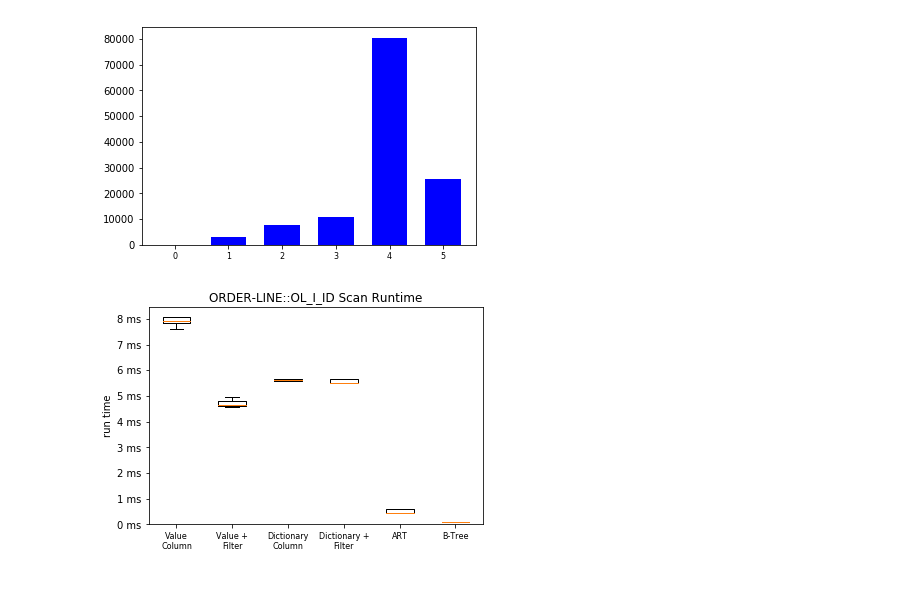
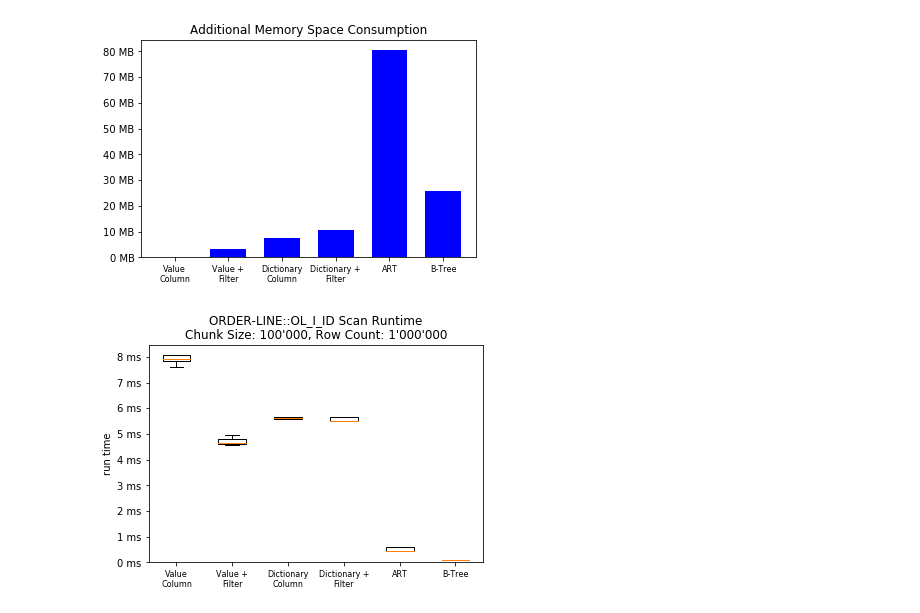
Before and after one commit to ArneMayer/MasterarbeitJupyter, a Jupyter notebook: table_scan_evaluation.ipynb, the cells around one changed output. Cells and saved outputs as stored; diff of their text form; code cells hidden in the pictures; blank space fills up the shorter version.

Commit message:
sizes

```diff
--- a/table_scan_evaluation.ipynb
+++ b/table_scan_evaluation.ipynb
@@ -11,6 +11,14 @@ def microseconds(x, pos):
 def milliseconds(x, pos):
     'The two args are the value and tick position'
     return '%i ms' % (x*1e-3)
+
+def kilobytes(x, pos):
+    'The two args are the value and tick position'
+    return '%i kB' % x
+
+def megabytes(x, pos):
+    'The two args are the value and tick position'
+    return '%i MB' % (x*1e-3)
 
 def plot_all_groups():
     group_columns = get_column_names('custom')
@@ -28,7 +36,21 @@ def plot_all_groups():
         plot_labels = ['None', '2', '4', '8', '16'][0:len(run_time_data)]
         boxplot('Table Scan Runtime', run_time_data, plot_labels)
 
-def boxplot(title, data, labels, unit='milli', start_at_zero=True):
+def boxplot(title, subtitle, data, labels, unit='milli', start_at_zero=True):
+    runtimes = []
+    sizes = []
+    for series in data:
+        runtimes.append(series['run_time'])
+        sizes.append(series['size'].iloc[0])
+
+    size_formatter = FuncFormatter(megabytes)
+    fig, ax = plt.subplots()
+    ax.yaxis.set_major_formatter(size_formatter)
+    ax.set_title("Additional Memory Space Consumption")
+
+    plt.bar(range(len(sizes)), sizes, width=1/1.5, color="blue", tick_label=labels)
+    plt.show()
+
     formatter = FuncFormatter(microseconds)
     if unit == 'milli':
         formatter = FuncFormatter(milliseconds)
@@ -36,10 +58,12 @@ def boxplot(title, data, labels, unit='milli', start_at_zero=True):
         formatter = FuncFormatter(microseconds)
     else:
         print('unknown unit')
+
     fig, ax = plt.subplots()
     ax.yaxis.set_major_formatter(formatter)
     plt.rc('xtick', labelsize=8)
-    plt.boxplot(data, labels=labels, showfliers=False)
+
+    plt.boxplot(runtimes, labels=labels, showfliers=False)
 
     #bp_dict = plt.boxplot(data, labels=labels, showfliers=False)
     #for line in bp_dict['medians']:
@@ -49,7 +73,7 @@ def boxplot(title, data, labels, unit='milli', start_at_zero=True):
     #    # overlay median value
     #    plt.text(x, y - 100, '%d' % y, horizontalalignment='center') # draw above, centered
 
-    plt.title(title)
+    plt.title(title + "\n" + subtitle)
     #plt.xlabel('remainder size')
     plt.ylabel('run time')
     if start_at_zero:
@@ -76,7 +100,7 @@ def select_custom(data, data_type, pruning_rate, remainder_size, dictionary, btr
                 (data.remainder_size == remainder_size) &
                 (data.dictionary == dictionary) &
                 (data.btree == btree) &
-                (data.art == art)]['size', 'run_time']
+                (data.art == art)]
 
 def select_tpcc(data, remainder_size, dictionary, btree, art):
     return data[(data.table_name == 'ORDER-LINE') &
@@ -90,20 +114,15 @@ def select_tpcc(data, remainder_size, dictionary, btree, art):
 # %%
 data = get_results('tpcc')
 btree_data        = select_tpcc(data, remainder_size=0, dictionary=0, btree=1, art=0)
 art_data          = select_tpcc(data, remainder_size=0, dictionary=1, btree=0, art=1)
 value_filter_data = select_tpcc(data, remainder_size=4, dictionary=0, btree=0, art=0)
 dictionary_data   = select_tpcc(data, remainder_size=0, dictionary=1, btree=0, art=0)
 dict_filter_data  = select_tpcc(data, remainder_size=4, dictionary=1, btree=0, art=0)
 value_column_data = select_tpcc(data, remainder_size=0, dictionary=0, btree=0, art=0)
-plot_data = [value_column_data['run_time'], value_filter_data['run_time'], dictionary_data['run_time'],
-             dict_filter_data['run_time'], art_data['run_time'], btree_data['run_time']]
-sizes = [value_column_data['size'].iloc[0], value_filter_data['size'].iloc[0], dictionary_data['size'].iloc[0],
-         dict_filter_data['size'].iloc[0], art_data['size'].iloc[0], btree_data['size'].iloc[0]]
-x = range(len(sizes))
-plt.bar(x, sizes, width=1/1.5, color="blue")
+plot_data = [value_column_data, value_filter_data, dictionary_data, dict_filter_data, art_data, btree_data]
 labels = ['Value\nColumn', 'Value +\nFilter', 'Dictionary\nColumn', 'Dictionary +\nFilter', 'ART', 'B-Tree']
-boxplot('ORDER-LINE::OL_I_ID Scan Runtime', plot_data, labels)
+boxplot('ORDER-LINE::OL_I_ID Scan Runtime', 'Chunk Size: 100\'000, Row Count: 1\'000\'000', plot_data, labels)
 # %% [output]
-[figure, old version]
+[figure, new version]
-[figure, old version]
+[figure, new version]
 # %%
```
Also changed, not shown: parts of 1 cell of this notebook, 18 other files.
